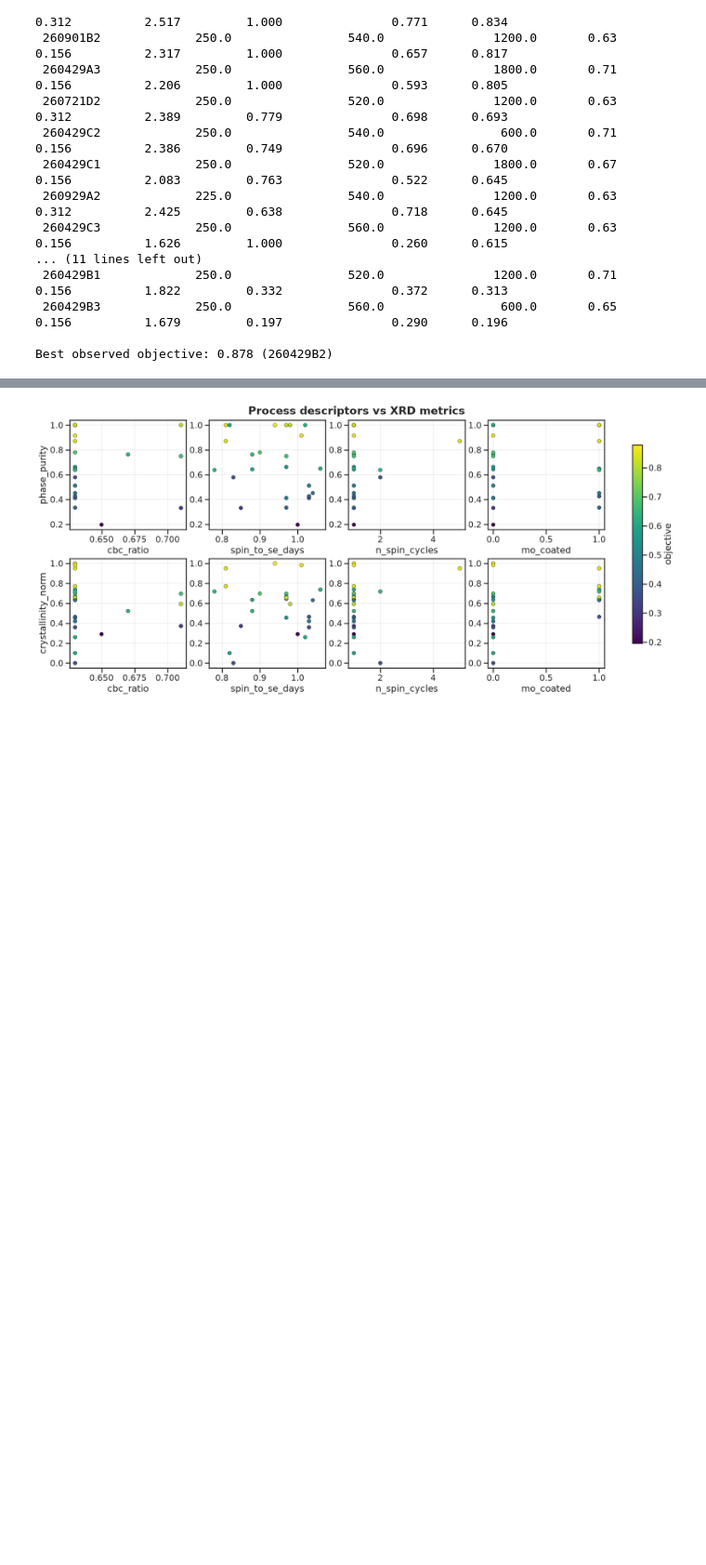
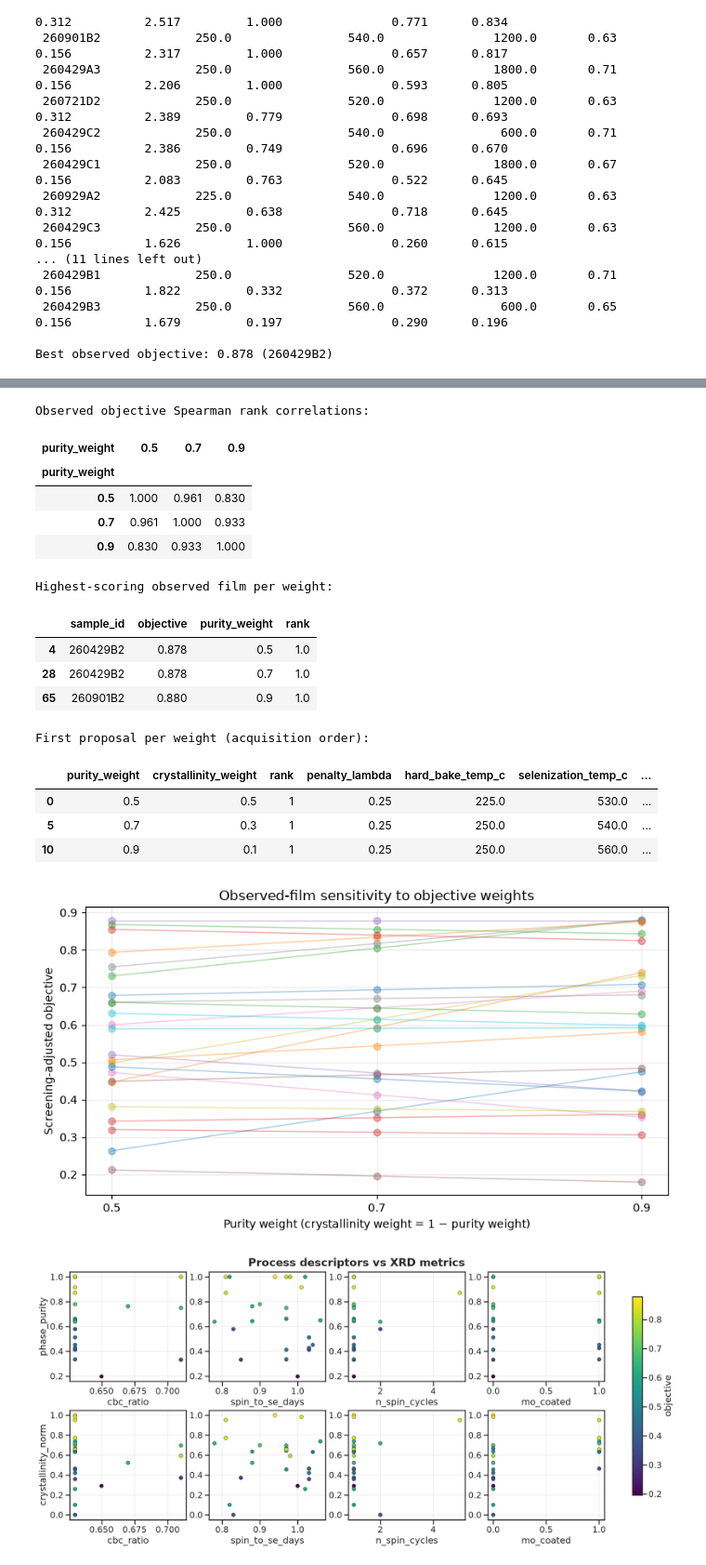
Before and after one commit to GarzonDiegoFEUP/xrd-bo-optimization-tf, a Jupyter notebook: notebooks/3.bo_xrd.ipynb, the cells around one changed output, grey strips where cells are left out. Shown at 93% size. Cells and saved outputs as stored; diff of their text form; code cells hidden in the pictures; blank space fills up the shorter version.

Commit message:
Add BO weight sensitivity and three-objective comparison

```diff
--- a/notebooks/3.bo_xrd.ipynb
+++ b/notebooks/3.bo_xrd.ipynb
@@ -103,3 +107,71 @@ Best observed objective: 0.878 (260429B2)
+# %%
+import numpy as np
+import matplotlib.pyplot as plt
+from xrd_bo_optimization_tf.bayesian_opt import suggest_next_conditions
+from xrd_bo_optimization_tf.config import FIGURES_DIR, RESULTS_DATA_DIR
+
+weight_results = []
+weight_scores = []
+for purity_weight in (0.5, 0.7, 0.9):
+    frame = df_bo.copy()
+    frame.attrs = df_bo.attrs.copy()
+    frame['objective'] = (
+        purity_weight * frame['phase_purity']
+        + (1 - purity_weight) * frame['crystallinity_norm']
+    ) * frame['objective_penalty_factor']
+    if np.isclose(purity_weight, 0.7):
+        np.testing.assert_allclose(frame['objective'], df_bo['objective'], rtol=0, atol=1e-12)
+    proposals = suggest_next_conditions(frame, n_suggestions=5, random_state=0, parameter_columns=BO_PARAMS)
+    proposals.insert(0, 'purity_weight', purity_weight)
+    proposals.insert(1, 'crystallinity_weight', 1 - purity_weight)
+    weight_results.append(proposals)
+    observed = frame[['sample_id', 'objective']].copy()
+    observed['purity_weight'] = purity_weight
+    observed['rank'] = observed['objective'].rank(ascending=False, method='min')
+    weight_scores.append(observed)
+
+weight_suggestions = pd.concat(weight_results, ignore_index=True)
+weight_observed = pd.concat(weight_scores, ignore_index=True)
+RESULTS_DATA_DIR.mkdir(parents=True, exist_ok=True)
+weight_suggestions.to_csv(RESULTS_DATA_DIR / 'bacuse2_bo_weight_sensitivity_suggestions.csv', index=False)
+weight_observed.to_csv(RESULTS_DATA_DIR / 'bacuse2_bo_weight_sensitivity_observed.csv', index=False)
+weight_pivot = weight_observed.pivot(index='sample_id', columns='purity_weight', values='objective')
+print('Observed objective Spearman rank correlations:')
+display(weight_pivot.corr(method='spearman').round(3))
+print('Highest-scoring observed film per weight:')
+display(weight_observed.loc[weight_observed.groupby('purity_weight')['objective'].idxmax()].round(3))
+print('First proposal per weight (acquisition order):')
+display(weight_suggestions.loc[weight_suggestions['rank'] == 1].round(4))
+
+fig, ax = plt.subplots(figsize=(8, 4.5))
+for sample_id, values in weight_pivot.iterrows():
+    ax.plot(weight_pivot.columns, values, marker='o', alpha=0.4, linewidth=1)
+ax.set_xlabel('Purity weight (crystallinity weight = 1 − purity weight)')
+ax.set_ylabel('Screening-adjusted objective')
+ax.set_xticks(weight_pivot.columns)
+ax.set_title('Observed-film sensitivity to objective weights')
+ax.grid(alpha=0.25)
+fig.tight_layout()
+fig.savefig(FIGURES_DIR / 'bacuse2_bo_weight_sensitivity.png', dpi=160)
+plt.show()
+# %% [output]
+Observed objective Spearman rank correlations:
+| purity_weight | 0.5 | 0.7 | 0.9 |
+| purity_weight |  |  |  |
+| 0.5 | 1.000 | 0.961 | 0.830 |
+| 0.7 | 0.961 | 1.000 | 0.933 |
+| 0.9 | 0.830 | 0.933 | 1.000 |
+Highest-scoring observed film per weight:
+|  | sample_id | objective | purity_weight | rank |
+| 4 | 260429B2 | 0.878 | 0.5 | 1.0 |
+| 28 | 260429B2 | 0.878 | 0.7 | 1.0 |
+| 65 | 260901B2 | 0.880 | 0.9 | 1.0 |
+First proposal per weight (acquisition order):
+|  | purity_weight | crystallinity_weight | rank | penalty_lambda | hard_bake_temp_c | selenization_temp_c | ... |
+| 0 | 0.5 | 0.5 | 1 | 0.25 | 225.0 | 530.0 | ... |
+| 5 | 0.7 | 0.3 | 1 | 0.25 | 250.0 | 540.0 | ... |
+| 10 | 0.9 | 0.1 | 1 | 0.25 | 250.0 | 560.0 | ... |
+[figure, added]
 # %%
 # Exploratory view of the new process descriptors vs the metrics.
 import matplotlib.pyplot as plt
```
Also changed, not shown: parts of 1 cell of this notebook, 10 other files.
